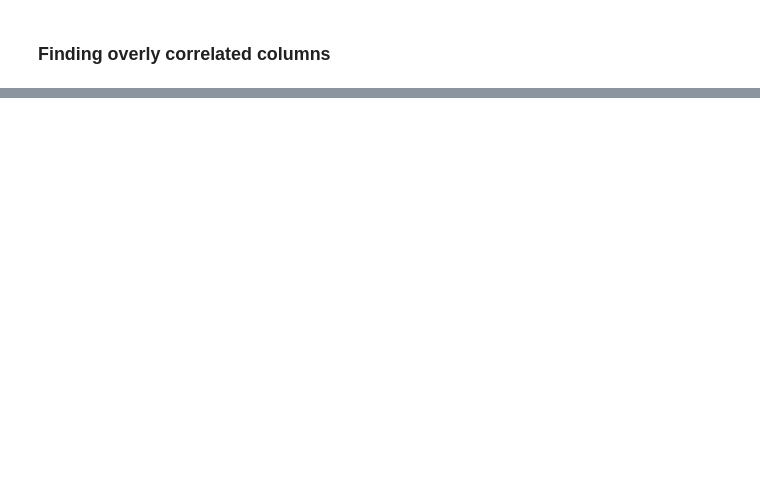
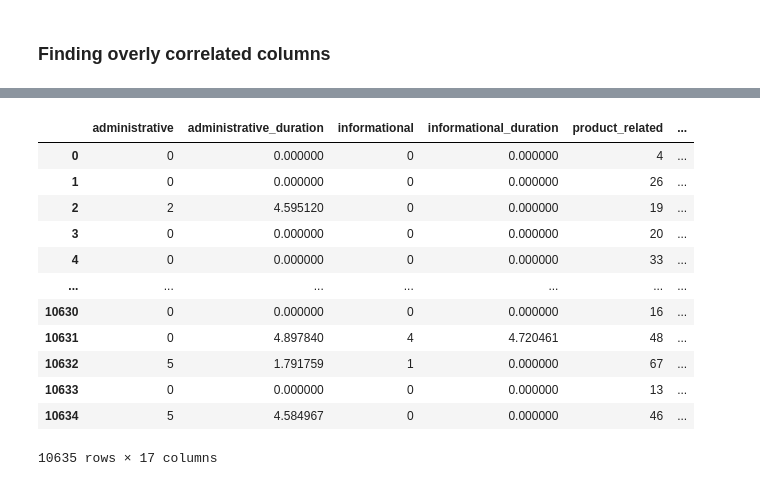
Before and after one commit to PipWhite/exploratory-data-analysis---online-shopping-in-retail, a Jupyter notebook: exploratory_data_analysis.ipynb, the cells around one changed output, grey strips where cells are left out. Cells and saved outputs as stored; diff of their text form; code cells hidden in the pictures; blank space fills up the shorter version.

```diff
--- a/exploratory_data_analysis.ipynb
+++ b/exploratory_data_analysis.ipynb
@@ -846,2 +842,20 @@ OLS Regression Results
 Notes:
 [1] Standard Errors assume that the covariance matrix of the errors is correctly specified.
+# %%
+cleaned_df = customer_activity_z_scores.reset_index()
+cleaned_df = cleaned_df.drop(['index'], axis=1)
+cleaned_df
+# %% [output]
+|  | administrative | administrative_duration | informational | informational_duration | product_related | ... |
+| 0 | 0 | 0.000000 | 0 | 0.000000 | 4 | ... |
+| 1 | 0 | 0.000000 | 0 | 0.000000 | 26 | ... |
+| 2 | 2 | 4.595120 | 0 | 0.000000 | 19 | ... |
+| 3 | 0 | 0.000000 | 0 | 0.000000 | 20 | ... |
+| 4 | 0 | 0.000000 | 0 | 0.000000 | 33 | ... |
+| ... | ... | ... | ... | ... | ... | ... |
+| 10630 | 0 | 0.000000 | 0 | 0.000000 | 16 | ... |
+| 10631 | 0 | 4.897840 | 4 | 4.720461 | 48 | ... |
+| 10632 | 5 | 1.791759 | 1 | 0.000000 | 67 | ... |
+| 10633 | 0 | 0.000000 | 0 | 0.000000 | 13 | ... |
+| 10634 | 5 | 4.584967 | 0 | 0.000000 | 46 | ... |
+10635 rows × 17 columns
```
Also changed, not shown: parts of 5 cells of this notebook, 2 other files.
